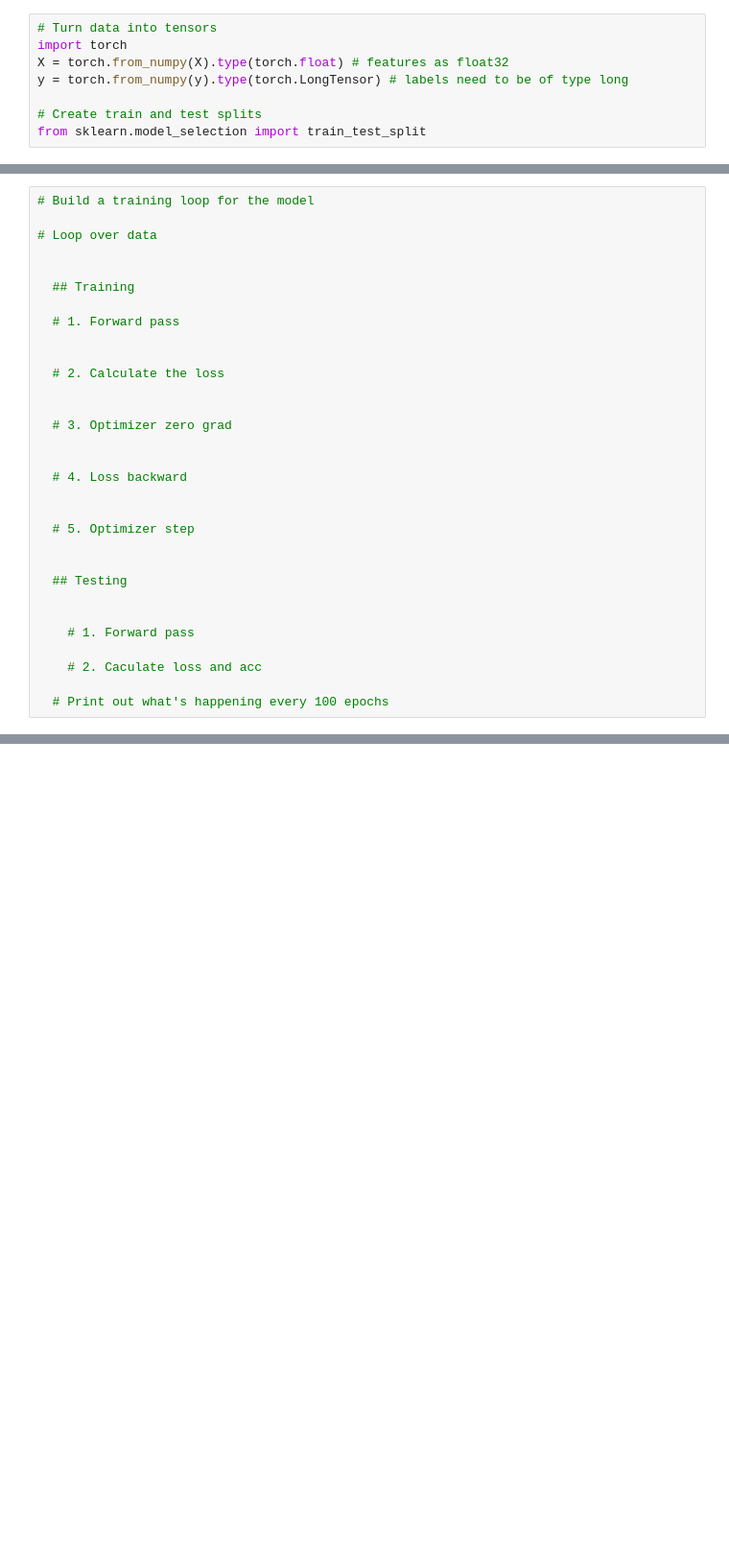
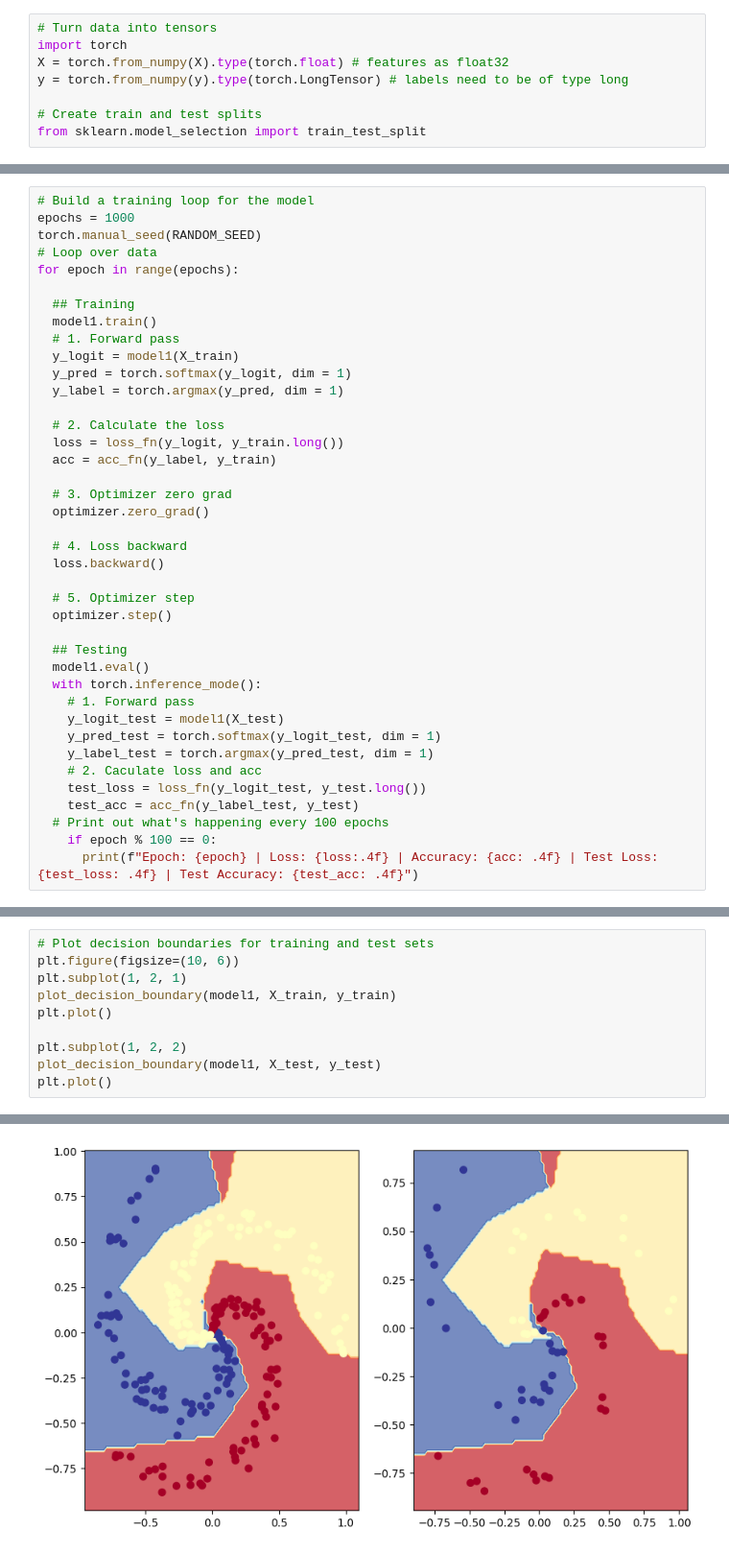
Before and after one commit to minghaozou/pytorch-tutorial-with-solutions, a Jupyter notebook: solutions/02_pytorch_classification_exercises.ipynb, the cells around one changed output, grey strips where cells are left out. Shown at 96% size. Cells and saved outputs as stored; diff of their text form; blank space fills up the shorter version.

```diff
--- a/solutions/02_pytorch_classification_exercises.ipynb
+++ b/solutions/02_pytorch_classification_exercises.ipynb
@@ -410,31 +469,40 @@ Pred labels:
 # %%
 # Build a training loop for the model
-
+epochs = 1000
+torch.manual_seed(RANDOM_SEED)
 # Loop over data
-
+for epoch in range(epochs):
 
   ## Training
-
+  model1.train()
   # 1. Forward pass
-
+  y_logit = model1(X_train)
+  y_pred = torch.softmax(y_logit, dim = 1)
+  y_label = torch.argmax(y_pred, dim = 1)
 
   # 2. Calculate the loss
-
+  loss = loss_fn(y_logit, y_train.long())
+  acc = acc_fn(y_label, y_train)
 
   # 3. Optimizer zero grad
-
+  optimizer.zero_grad()
 
   # 4. Loss backward
-
+  loss.backward()
 
   # 5. Optimizer step
-
+  optimizer.step()
 
   ## Testing
-
-
+  model1.eval()
+  with torch.inference_mode():
     # 1. Forward pass
-
+    y_logit_test = model1(X_test)
+    y_pred_test = torch.softmax(y_logit_test, dim = 1)
+    y_label_test = torch.argmax(y_pred_test, dim = 1)
     # 2. Caculate loss and acc
-
+    test_loss = loss_fn(y_logit_test, y_test.long())
+    test_acc = acc_fn(y_label_test, y_test)
   # Print out what's happening every 100 epochs
+    if epoch % 100 == 0:
+      print(f"Epoch: {epoch} | Loss: {loss:.4f} | Accuracy: {acc: .4f} | Test Loss: {test_loss: .4f} | Test Accuracy: {test_acc: .4f}")
@@ -442,0 +520,11 @@ Pred labels:
+# %%
+# Plot decision boundaries for training and test sets
+plt.figure(figsize=(10, 6))
+plt.subplot(1, 2, 1)
+plot_decision_boundary(model1, X_train, y_train)
+plt.plot()
+
+plt.subplot(1, 2, 2)
+plot_decision_boundary(model1, X_test, y_test)
+plt.plot()
+# %% [output]
@@ -442,0 +532 @@ Pred labels:
+[figure, added]
```
Also changed, not shown: parts of 9 cells of this notebook.
